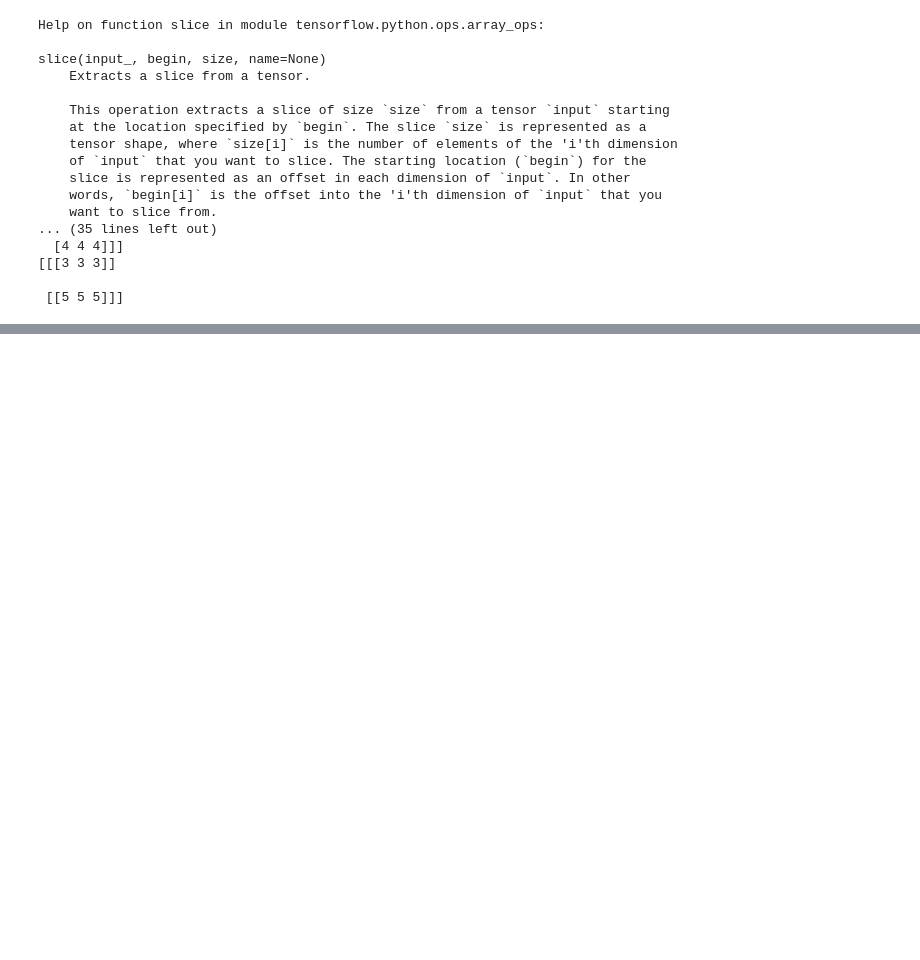
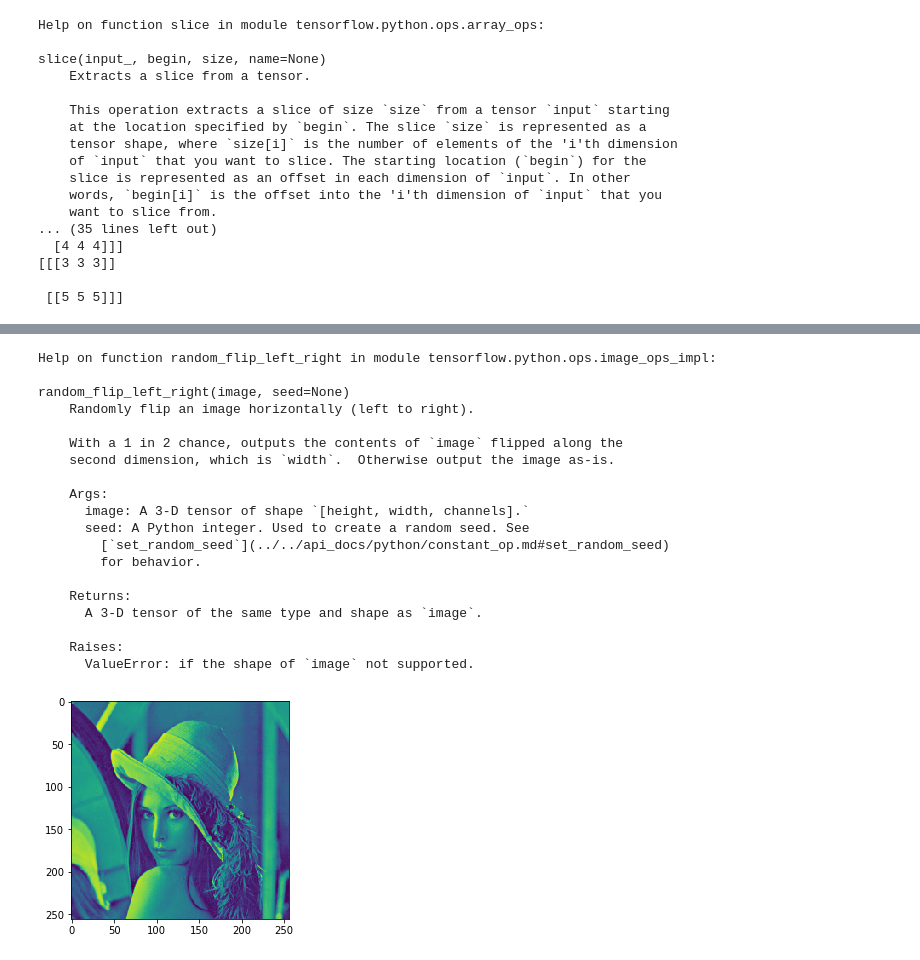
Before and after one commit to TanUkkii007/papers-i-read, a Jupyter notebook: reproductive_experiment/resnet/cifar_input.ipynb, the cells around one changed output, grey strips where cells are left out. Drawn from its saved outputs; the diff is of its cells as text; code cells hidden in the pictures; blank space fills up the shorter version.

```diff
--- a/reproductive_experiment/resnet/cifar_input.ipynb
+++ b/reproductive_experiment/resnet/cifar_input.ipynb
@@ -108,0 +187,32 @@ slice(input_, begin, size, name=None)
+# %%
+# tf.image.random_flip_left_right
+
+help(tf.image.random_flip_left_right)
+
+g = tf.image.random_flip_left_right(lena.reshape((x, y, 1)))
+
+with tf.Session() as sess:
+    a = sess.run(g)
+    plt.imshow(a.reshape((x, y)))
+    plt.show()
+# %% [output]
+Help on function random_flip_left_right in module tensorflow.python.ops.image_ops_impl:
+
+random_flip_left_right(image, seed=None)
+    Randomly flip an image horizontally (left to right).
+
+    With a 1 in 2 chance, outputs the contents of `image` flipped along the
+    second dimension, which is `width`.  Otherwise output the image as-is.
+
+    Args:
+      image: A 3-D tensor of shape `[height, width, channels].`
+      seed: A Python integer. Used to create a random seed. See
+        [`set_random_seed`](../../api_docs/python/constant_op.md#set_random_seed)
+        for behavior.
+
+    Returns:
+      A 3-D tensor of the same type and shape as `image`.
+
+    Raises:
+      ValueError: if the shape of `image` not supported.
+[figure, added]
```
Also changed, not shown: parts of 5 cells of this notebook, 1 other file.
